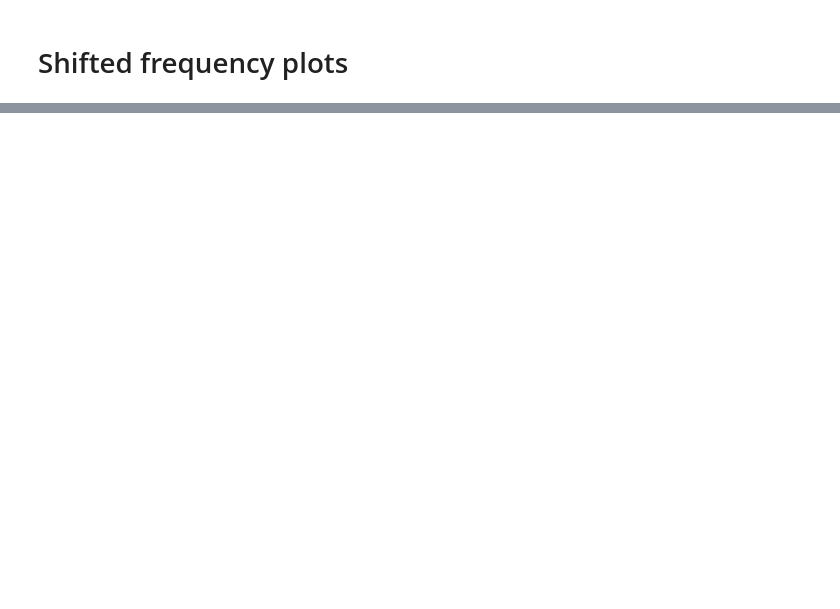
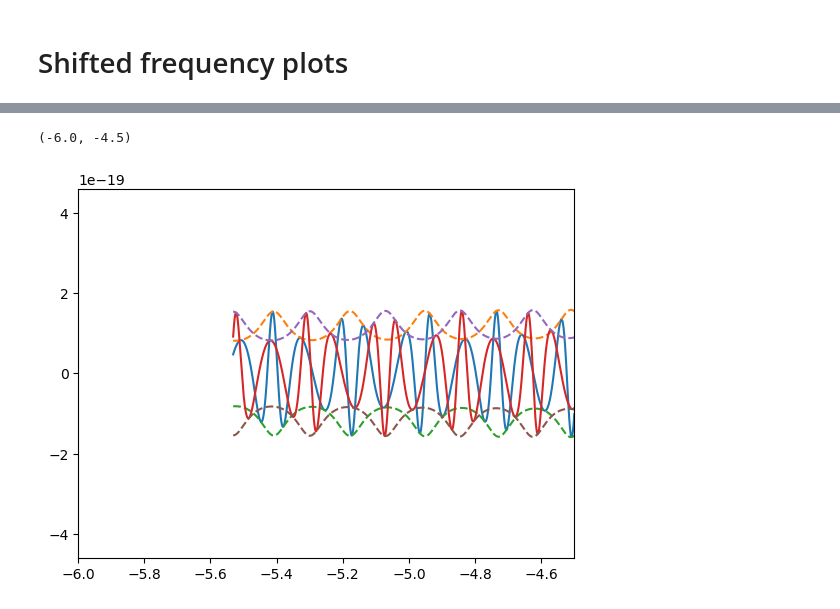
Before and after one commit to BenGPatterson/EccentricBinaries, a Jupyter notebook: notebooks/eccentric_decomposition.ipynb, the cells around one changed output, grey strips where cells are left out. Cells and saved outputs as stored; diff of their text form; code cells hidden in the pictures; blank space fills up the shorter version.

```diff
--- a/notebooks/eccentric_decomposition.ipynb
+++ b/notebooks/eccentric_decomposition.ipynb
@@ -82,0 +100,13 @@ plt.plot(fid_wf.sample_times, np.sqrt(fid_wf.real()**2+fid_wf.imag()**2))
+# %%
+plt.plot(h_ap.sample_times, h_ap.real())
+plt.plot(h_ap.sample_times, np.sqrt(h_ap.real()**2+h_ap.imag()**2), ls='dashed')
+plt.plot(h_ap.sample_times, -np.sqrt(h_ap.real()**2+h_ap.imag()**2), ls='dashed')
+
+plt.plot(h_peri.sample_times, h_peri.real())
+plt.plot(h_peri.sample_times, np.sqrt(h_peri.real()**2+h_peri.imag()**2), ls='dashed')
+plt.plot(h_peri.sample_times, -np.sqrt(h_peri.real()**2+h_peri.imag()**2), ls='dashed')
+
+plt.xlim(-6,-4.5)
+# %% [output]
+(-6.0, -4.5)
+[figure, added]
```
Also changed, not shown: parts of 8 cells of this notebook, 4 other files.
